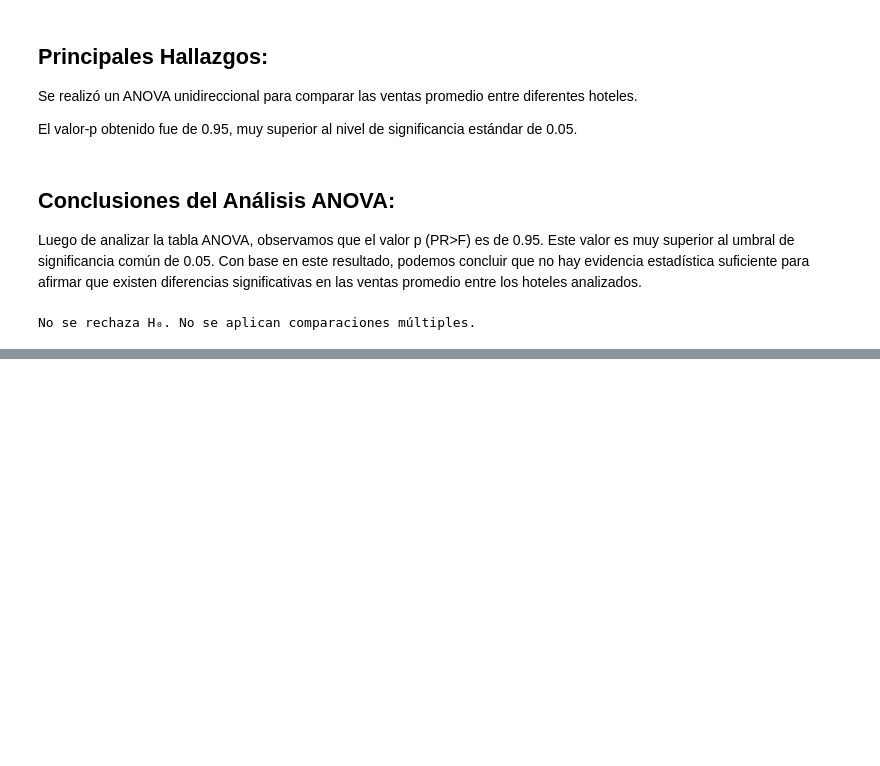
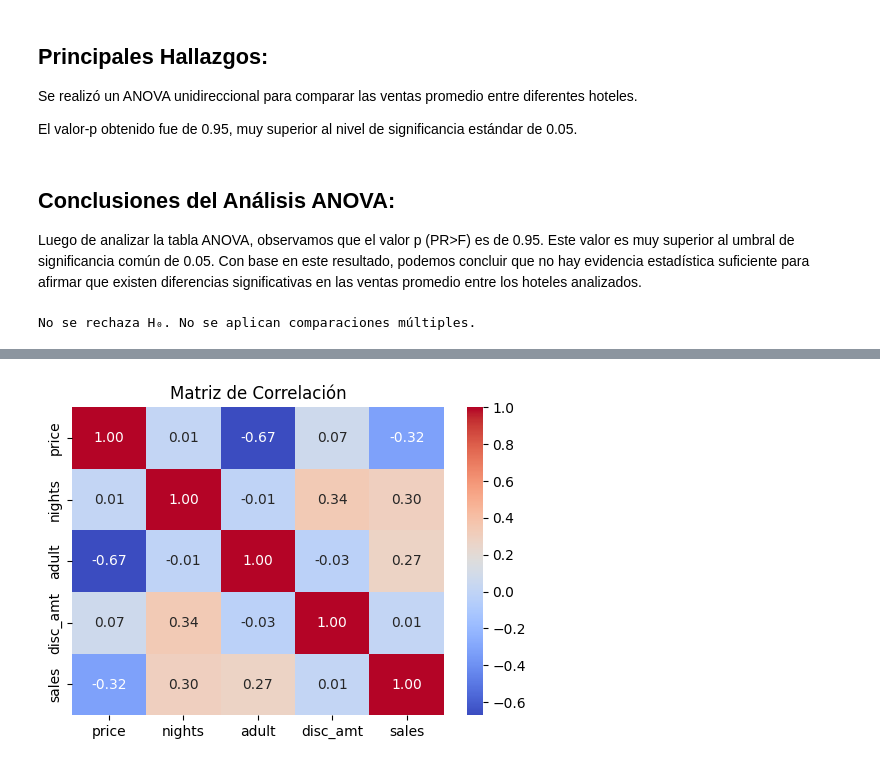
Before and after one commit to Nieves862/Proyecto_Grupal_Sistema_De_Transparencia, a Jupyter notebook: segundo_2025/segundo_cuatrimestre/MODULO ESTADISTICA y EXPLORACION DE DATOS II CIENCIAS DE DATOS II/Datos/EVIDENCIAS/ev_II.ipynb, the cells around one changed output, grey strips where cells are left out. Drawn from its saved outputs; the diff is of its cells as text; code cells hidden in the pictures; blank space fills up the shorter version.

Commit message:
adjunto archivo ev_II.ipynb
se agrego al archivo la seccion de regresion lineal con variables multiples.

```diff
--- a/segundo_2025/segundo_cuatrimestre/MODULO ESTADISTICA y EXPLORACION DE DATOS II CIENCIAS DE DATOS II/Datos/EVIDENCIAS/ev_II.ipynb
+++ b/segundo_2025/segundo_cuatrimestre/MODULO ESTADISTICA y EXPLORACION DE DATOS II CIENCIAS DE DATOS II/Datos/EVIDENCIAS/ev_II.ipynb
@@ -413,0 +435,7 @@ No se rechaza H₀. No se aplican comparaciones múltiples.
+# %%
+
+# Selección de variables relevantes
+data = df[['price', 'nights', 'adult', 'disc_amt', 'sales']].dropna()
+
+# Descripción estadística
+data.describe()
@@ -413,0 +452,8 @@ No se rechaza H₀. No se aplican comparaciones múltiples.
+# %%
+# Correlaciones
+plt.figure(figsize=(6,4))
+sns.heatmap(data.corr(), annot=True, cmap="coolwarm", fmt=".2f")
+plt.title("Matriz de Correlación")
+plt.show()
+# %% [output]
+[figure, added]
```
Also changed, not shown: parts of 10 cells of this notebook.
